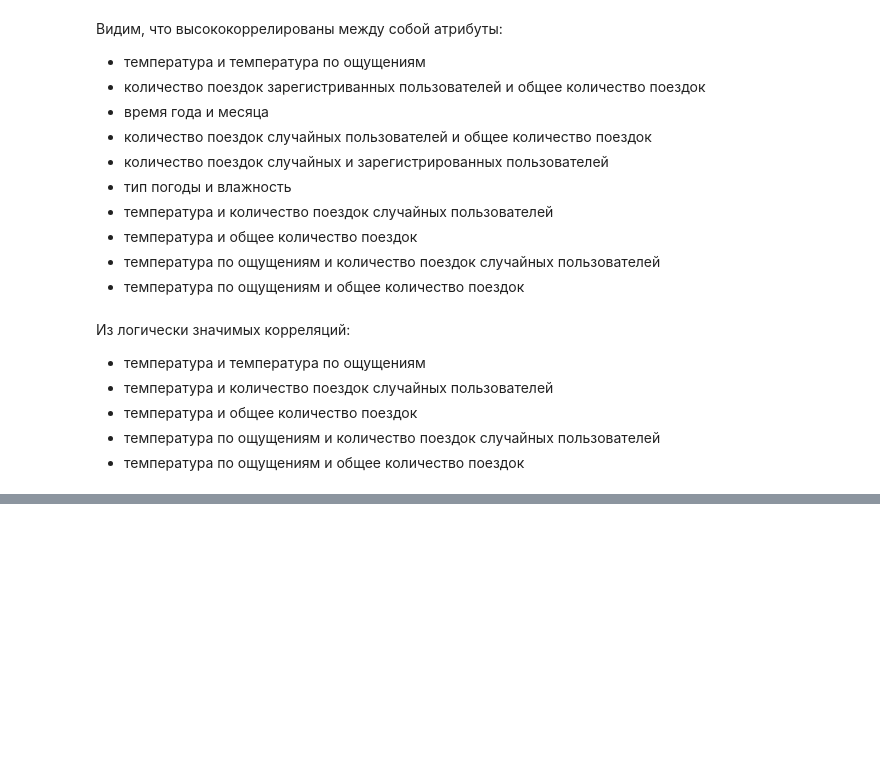
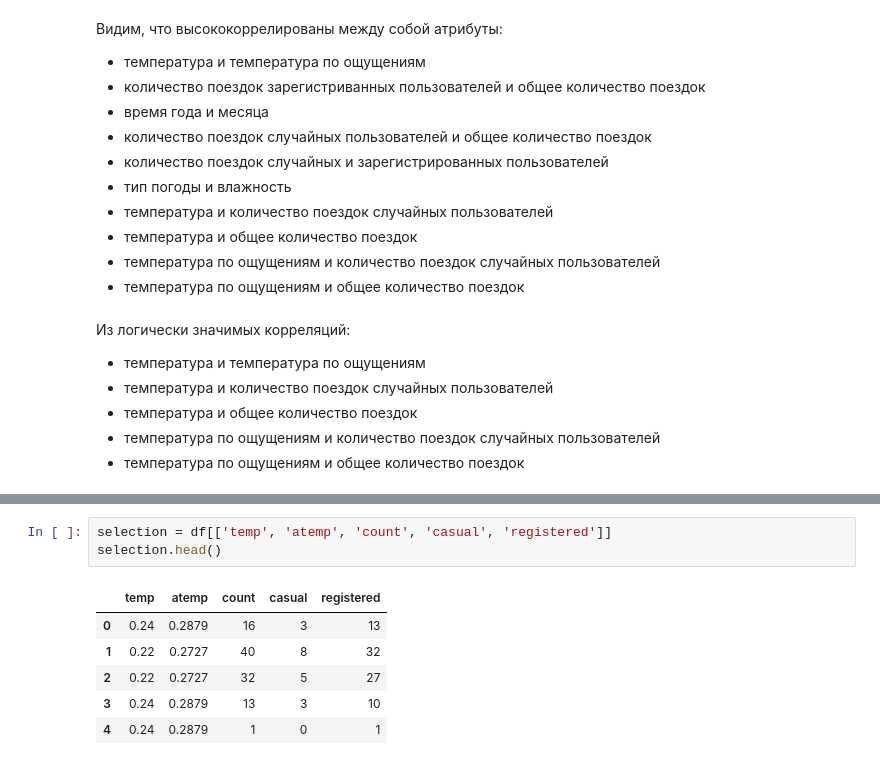
Before and after one commit to mayosen/leti-machine-learning, a Jupyter notebook: labs/Lab 1, 1376, Запанков Егор Алексеевич.ipynb, the cells around one changed output, grey strips where cells are left out. Drawn from its saved outputs; the diff is of its cells as text; blank space fills up the shorter version.

```diff
--- a/labs/Lab 1, 1376, Запанков Егор Алексеевич.ipynb
+++ b/labs/Lab 1, 1376, Запанков Егор Алексеевич.ipynb
@@ -282,0 +280,10 @@ pd.plotting.scatter_matrix(df, figsize=(20, 15));
+# %%
+selection = df[['temp', 'atemp', 'count', 'casual', 'registered']]
+selection.head()
+# %% [output]
+|  | temp | atemp | count | casual | registered |
+| 0 | 0.24 | 0.2879 | 16 | 3 | 13 |
+| 1 | 0.22 | 0.2727 | 40 | 8 | 32 |
+| 2 | 0.22 | 0.2727 | 32 | 5 | 27 |
+| 3 | 0.24 | 0.2879 | 13 | 3 | 10 |
+| 4 | 0.24 | 0.2879 | 1 | 0 | 1 |
```
Also changed, not shown: parts of 15 cells of this notebook.
